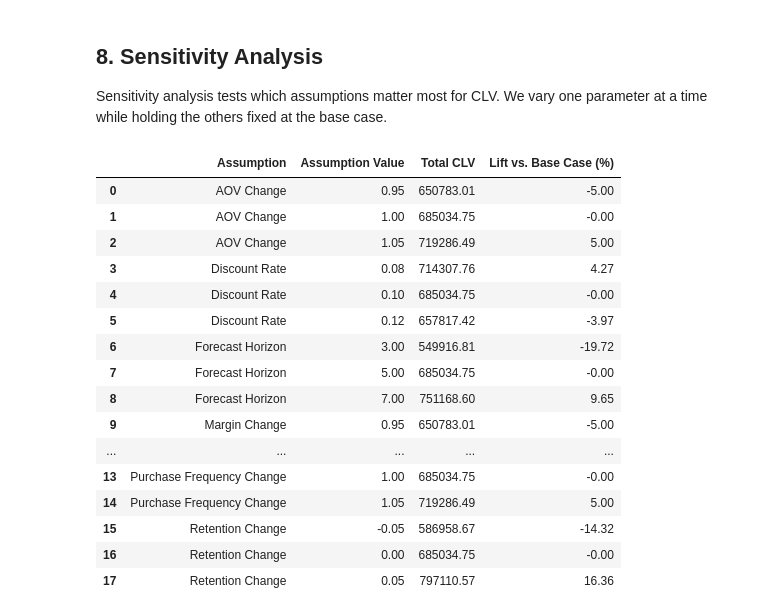
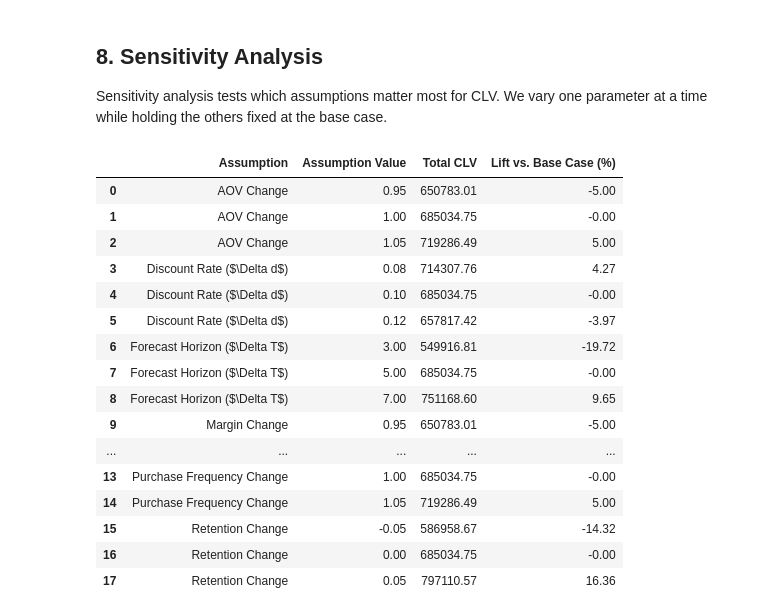
Before and after one commit to GuanlinTony/Fire_Marketing, a Jupyter notebook: Indigo_CLV_Project.ipynb, the cells around one changed output. Cells and saved outputs as stored; diff of their text form; code cells hidden in the pictures.

```diff
--- a/Indigo_CLV_Project.ipynb
+++ b/Indigo_CLV_Project.ipynb
@@ -504,10 +504,10 @@ Scenario analysis evaluates how AI personalization could improve CLV by changing
 # %%
 scenario_settings = {
     "Base Case": {"aov_mult": 1.00, "freq_mult": 1.00, "margin_mult": 1.00, "retention_add": 0.00},
-    "AI Uplift: Retention": {"aov_mult": 1.00, "freq_mult": 1.00, "margin_mult": 1.00, "retention_add": 0.05},
-    "AI Uplift: AOV": {"aov_mult": 1.08, "freq_mult": 1.00, "margin_mult": 1.00, "retention_add": 0.00},
-    "AI Uplift: Frequency": {"aov_mult": 1.00, "freq_mult": 1.10, "margin_mult": 1.00, "retention_add": 0.00},
-    "AI Uplift: Combined": {"aov_mult": 1.08, "freq_mult": 1.10, "margin_mult": 1.02, "retention_add": 0.05}
+    "AI Uplift: Retention": {"aov_mult": 1.00, "freq_mult": 1.00, "margin_mult": 1.00, "retention_add": 0.06},
+    "AI Uplift: AOV": {"aov_mult": 1.3089, "freq_mult": 1.00, "margin_mult": 1.00, "retention_add": 0.00},
+    "AI Uplift: Frequency": {"aov_mult": 1.00, "freq_mult": 1.3486, "margin_mult": 1.00, "retention_add": 0.00},
+    "AI Uplift: Combined": {"aov_mult": 1.3089, "freq_mult": 1.3486, "margin_mult": 1.224, "retention_add": 0.06}
 }
 
 scenario_rows = []
@@ -604,11 +920,11 @@ sensitivity_rows = []
 
 for discount in [0.08, 0.10, 0.12]:
     total = total_clv_with_inputs(df["annual_profit"], df["retention_rate"], discount, forecast_horizon)
-    sensitivity_rows.append({"parameter": "Discount Rate", "value": discount, "total_clv": round(total, 2)})
+    sensitivity_rows.append({"parameter": r"Discount Rate ($\Delta d$)", "value": discount, "total_clv": round(total, 2)})
 
 for horizon in [3, 5, 7]:
     total = total_clv_with_inputs(df["annual_profit"], df["retention_rate"], discount_rate, horizon)
-    sensitivity_rows.append({"parameter": "Forecast Horizon", "value": horizon, "total_clv": round(total, 2)})
+    sensitivity_rows.append({"parameter": r"Forecast Horizon ($\Delta T$)", "value": horizon, "total_clv": round(total, 2)})
 
 for retention_shift in [-0.05, 0.00, 0.05]:
     shifted_retention = (df["retention_rate"] + retention_shift).clip(lower=0.01, upper=0.99)
@@ -618,39 +934,39 @@ for retention_shift in [-0.05, 0.00, 0.05]:
 for aov_mult in [0.95, 1.00, 1.05]:
     total = total_clv_with_inputs(df["annual_profit"] * aov_mult, df["retention_rate"], discount_rate, forecast_horizon)
     sensitivity_rows.append({"parameter": "AOV Change", "value": aov_mult, "total_clv": round(total, 2)})
 
 for freq_mult in [0.95, 1.00, 1.05]:
     total = total_clv_with_inputs(df["annual_profit"] * freq_mult, df["retention_rate"], discount_rate, forecast_horizon)
     sensitivity_rows.append({"parameter": "Purchase Frequency Change", "value": freq_mult, "total_clv": round(total, 2)})
 
 for margin_mult in [0.95, 1.00, 1.05]:
     total = total_clv_with_inputs(df["annual_profit"] * margin_mult, df["retention_rate"], discount_rate, forecast_horizon)
     sensitivity_rows.append({"parameter": "Margin Change", "value": margin_mult, "total_clv": round(total, 2)})
 
 sensitivity_summary = pd.DataFrame(sensitivity_rows)
 sensitivity_summary["lift_vs_base_pct"] = ((sensitivity_summary["total_clv"] / base_total_clv) - 1).round(4) * 100
 sensitivity_summary = sensitivity_summary.sort_values(["parameter", "value"]).reset_index(drop=True)
 
 assert total_clv_with_inputs(df["annual_profit"], df["retention_rate"], 0.08, forecast_horizon) > total_clv_with_inputs(df["annual_profit"], df["retention_rate"], 0.12, forecast_horizon)
 assert total_clv_with_inputs(df["annual_profit"], (df["retention_rate"] + 0.05).clip(upper=0.99), discount_rate, forecast_horizon) > total_clv_with_inputs(df["annual_profit"], df["retention_rate"], discount_rate, forecast_horizon)
 
 display(sensitivity_summary.rename(columns={
     "parameter": "Assumption",
     "value": "Assumption Value",
     "total_clv": "Total CLV",
     "lift_vs_base_pct": "Lift vs. Base Case (%)"
 }))
 # %% [output]
 |  | Assumption | Assumption Value | Total CLV | Lift vs. Base Case (%) |
 | 0 | AOV Change | 0.95 | 650783.01 | -5.00 |
 | 1 | AOV Change | 1.00 | 685034.75 | -0.00 |
 | 2 | AOV Change | 1.05 | 719286.49 | 5.00 |
-| 3 | Discount Rate | 0.08 | 714307.76 | 4.27 |
-| 4 | Discount Rate | 0.10 | 685034.75 | -0.00 |
-| 5 | Discount Rate | 0.12 | 657817.42 | -3.97 |
-| 6 | Forecast Horizon | 3.00 | 549916.81 | -19.72 |
-| 7 | Forecast Horizon | 5.00 | 685034.75 | -0.00 |
-| 8 | Forecast Horizon | 7.00 | 751168.60 | 9.65 |
+| 3 | Discount Rate ($\Delta d$) | 0.08 | 714307.76 | 4.27 |
+| 4 | Discount Rate ($\Delta d$) | 0.10 | 685034.75 | -0.00 |
+| 5 | Discount Rate ($\Delta d$) | 0.12 | 657817.42 | -3.97 |
+| 6 | Forecast Horizon ($\Delta T$) | 3.00 | 549916.81 | -19.72 |
+| 7 | Forecast Horizon ($\Delta T$) | 5.00 | 685034.75 | -0.00 |
+| 8 | Forecast Horizon ($\Delta T$) | 7.00 | 751168.60 | 9.65 |
 | 9 | Margin Change | 0.95 | 650783.01 | -5.00 |
 | ... | ... | ... | ... | ... |
 | 13 | Purchase Frequency Change | 1.00 | 685034.75 | -0.00 |
```
Also changed, not shown: parts of 5 cells of this notebook.
